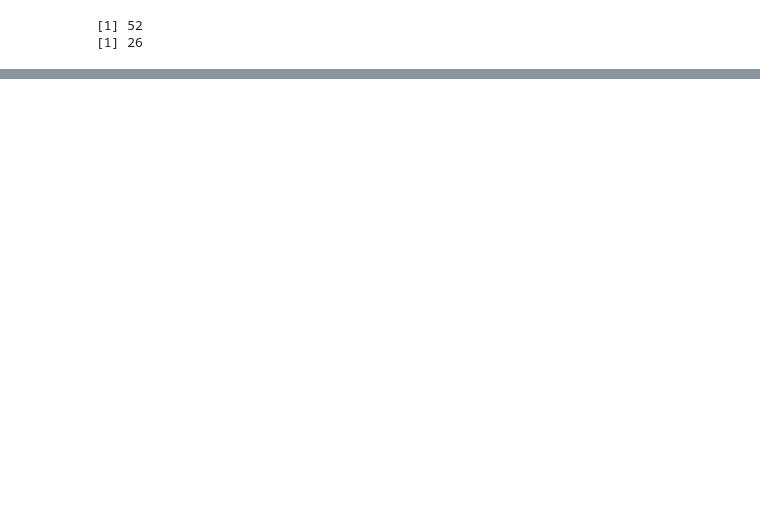
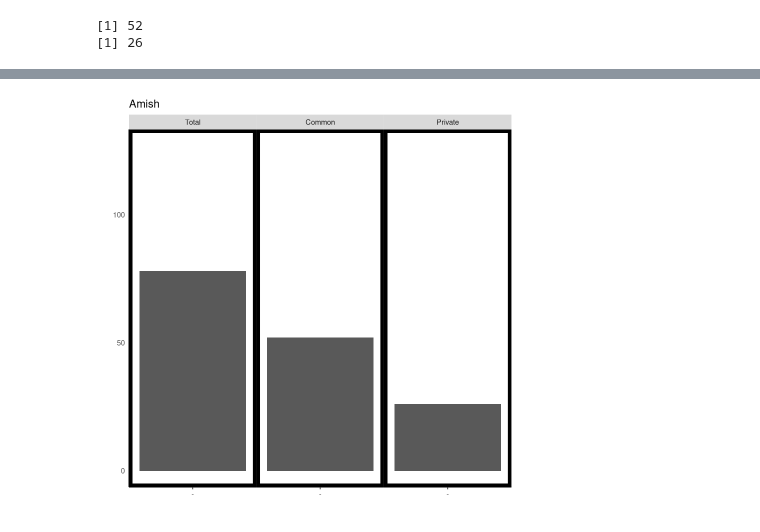
Before and after one commit to bioinfo-hcpa/pynoma, a Jupyter notebook: notebooks/barcharts.ipynb, the cells around one changed output, grey strips where cells are left out. Cells and saved outputs as stored; diff of their text form; code cells hidden in the pictures; blank space fills up the shorter version.

```diff
--- a/notebooks/barcharts.ipynb
+++ b/notebooks/barcharts.ipynb
@@ -101,0 +137,20 @@ box()
+# %%
+ggplot(data=bp, aes(x=facet,y=value)) +
+    geom_bar(stat="identity", width=1, position = position_dodge(width=0))+#, color="black", fill="yellow") +
+    xlab("") +
+    ylab("") +
+    ylim(0,num_unique_vars) +
+    ggtitle("Amish")+
+    scale_color_fivethirtyeight("cyl") +
+    theme(panel.spacing = unit(0, "mm"),
+        panel.background = element_blank(),
+        panel.grid.major = element_blank(),
+        panel.grid.minor = element_blank(),
+          axis.text.y.right = element_blank(),
+        axis.ticks.y = element_blank(),
+        axis.line = element_line(colour = "black"),
+          strip.background = element_rect(size = 0.5),
+        panel.border = element_rect(colour = "black", fill=NA, size=4)) +
+    facet_wrap( ~ legend )
+# %% [output]
+[figure, added]
```
Also changed, not shown: parts of 3 cells of this notebook.
